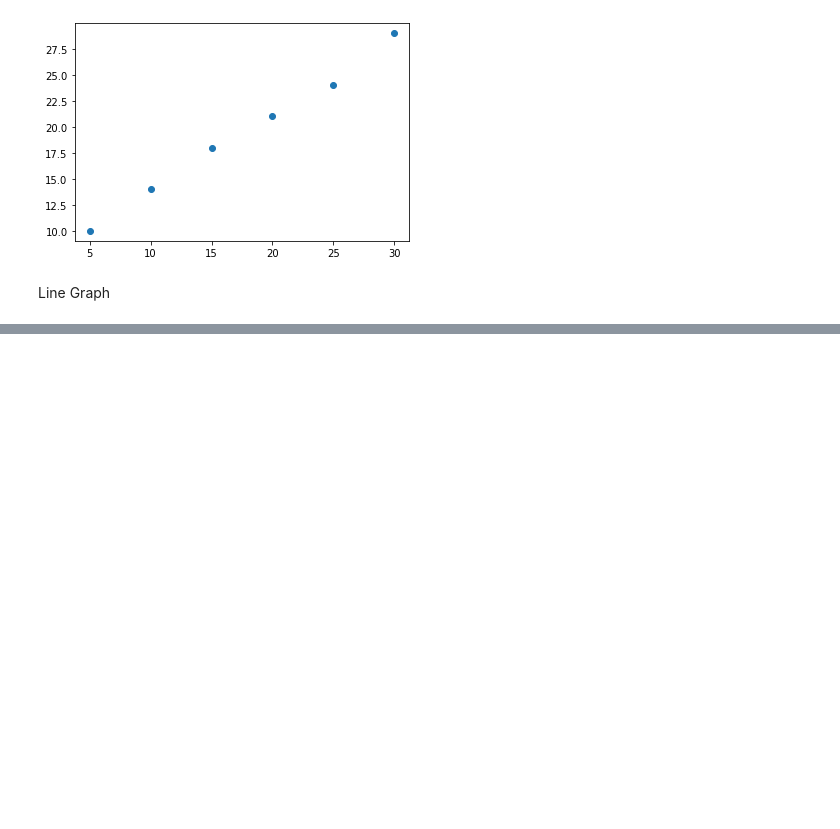
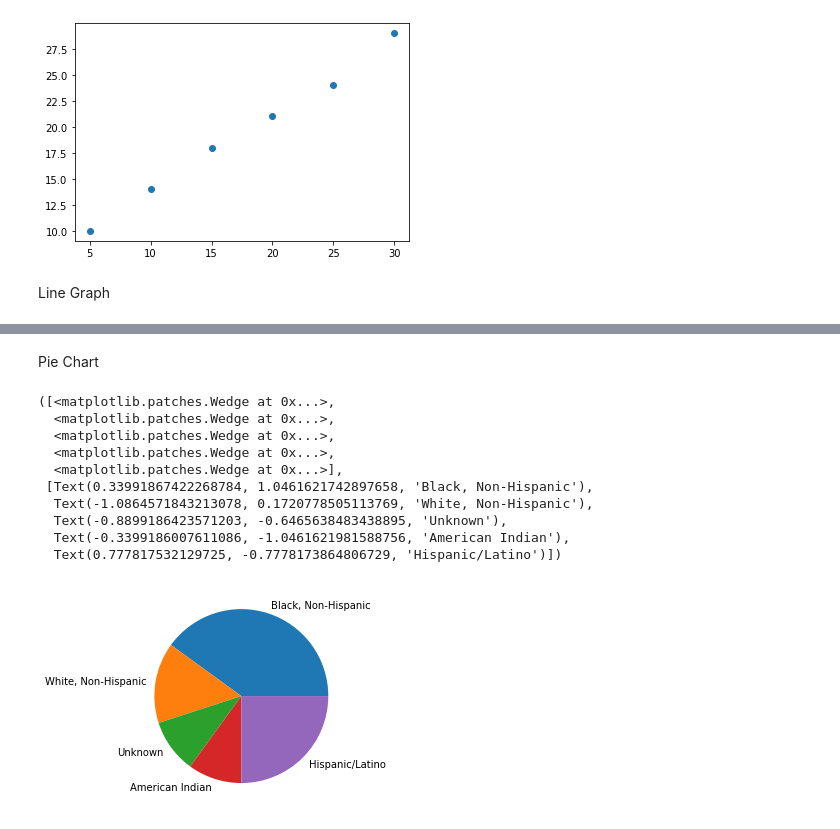
Before and after one commit to krisanndesiderio/SYSTEM-TRON, a Jupyter notebook: COVID19_Case_Surveillance_Public_Use_Data.ipynb, the cells around one changed output, grey strips where cells are left out. Drawn from its saved outputs; the diff is of its cells as text; code cells hidden in the pictures; blank space fills up the shorter version.

```diff
--- a/COVID19_Case_Surveillance_Public_Use_Data.ipynb
+++ b/COVID19_Case_Surveillance_Public_Use_Data.ipynb
@@ -105,0 +106,21 @@ plt.show()
+# %% [markdown]
+Pie Chart
+# %%
+import matplotlib.pyplot as plt
+
+race = "Black, Non-Hispanic","White, Non-Hispanic","Unknown","American Indian","Hispanic/Latino"
+amount = [40, 15, 10, 10, 25]
+
+plt.pie (amount, labels=race)
+# %% [output]
+([<matplotlib.patches.Wedge at 0x...>,
+  <matplotlib.patches.Wedge at 0x...>,
+  <matplotlib.patches.Wedge at 0x...>,
+  <matplotlib.patches.Wedge at 0x...>,
+  <matplotlib.patches.Wedge at 0x...>],
+ [Text(0.33991867422268784, 1.0461621742897658, 'Black, Non-Hispanic'),
+  Text(-1.0864571843213078, 0.1720778505113769, 'White, Non-Hispanic'),
+  Text(-0.8899186423571203, -0.6465638483438895, 'Unknown'),
+  Text(-0.3399186007611086, -1.0461621981588756, 'American Indian'),
+  Text(0.777817532129725, -0.7778173864806729, 'Hispanic/Latino')])
+[figure, added]
```
Also changed, not shown: parts of 2 cells of this notebook.
